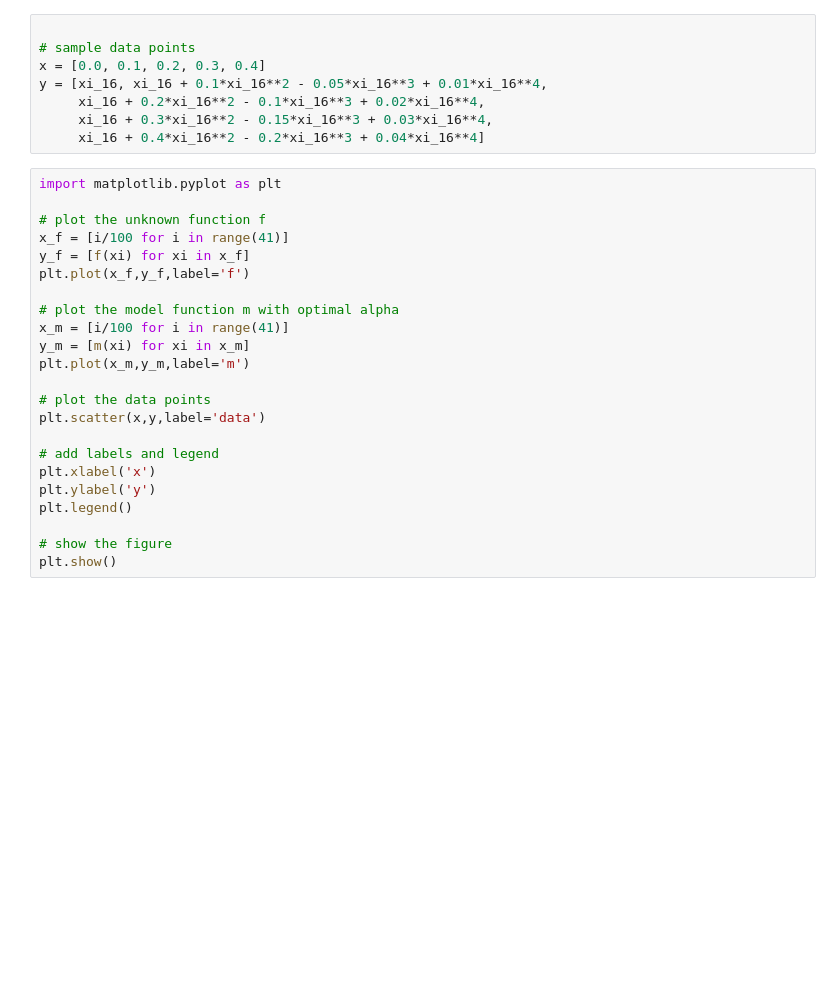
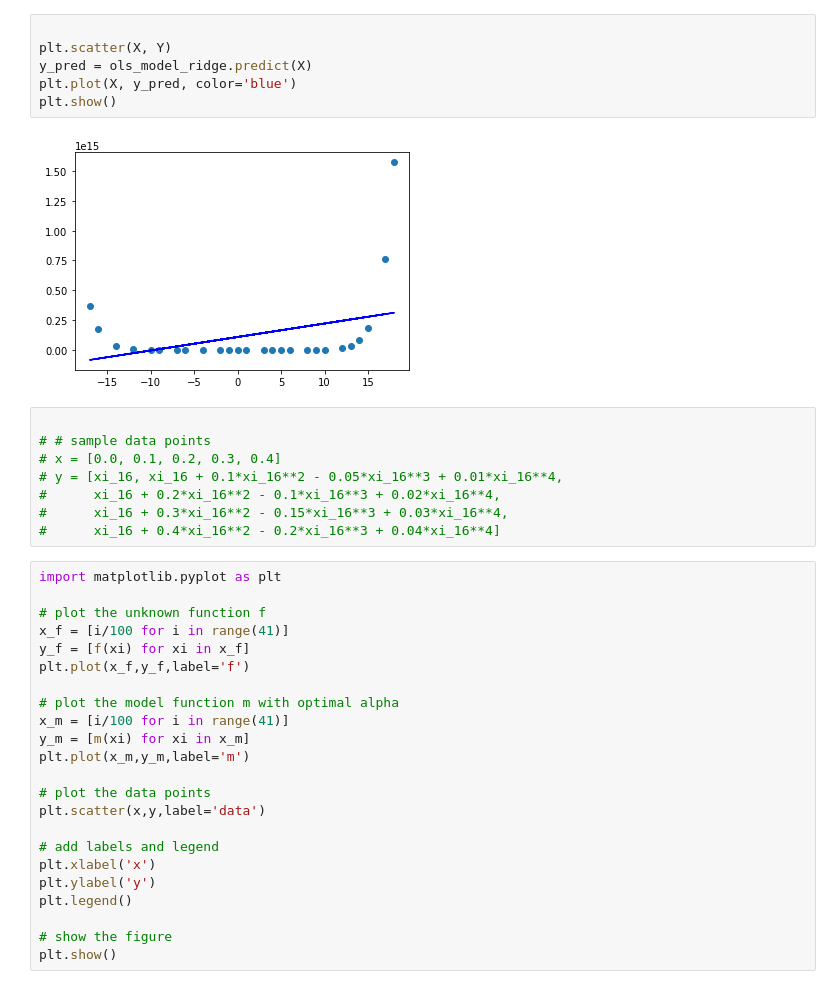
Before and after one commit to saketthakur001/Data-analysis-tasks, a Jupyter notebook: task_5.ipynb, the cells around one changed output. Drawn from its saved outputs; the diff is of its cells as text; blank space fills up the shorter version.

```diff
--- a/task_5.ipynb
+++ b/task_5.ipynb
@@ -88,11 +115,19 @@ TypeError: unsupported operand type(s) for +: 'int' and 'ellipsis'
+# %%
+
+plt.scatter(X, Y)
+y_pred = ols_model_ridge.predict(X)
+plt.plot(X, y_pred, color='blue')
+plt.show()
+# %% [output]
+[figure, added]
 # %%
 
-# sample data points
-x = [0.0, 0.1, 0.2, 0.3, 0.4]
-y = [xi_16, xi_16 + 0.1*xi_16**2 - 0.05*xi_16**3 + 0.01*xi_16**4,
-     xi_16 + 0.2*xi_16**2 - 0.1*xi_16**3 + 0.02*xi_16**4,
-     xi_16 + 0.3*xi_16**2 - 0.15*xi_16**3 + 0.03*xi_16**4,
-     xi_16 + 0.4*xi_16**2 - 0.2*xi_16**3 + 0.04*xi_16**4]
+# # sample data points
+# x = [0.0, 0.1, 0.2, 0.3, 0.4]
+# y = [xi_16, xi_16 + 0.1*xi_16**2 - 0.05*xi_16**3 + 0.01*xi_16**4,
+#      xi_16 + 0.2*xi_16**2 - 0.1*xi_16**3 + 0.02*xi_16**4,
+#      xi_16 + 0.3*xi_16**2 - 0.15*xi_16**3 + 0.03*xi_16**4,
+#      xi_16 + 0.4*xi_16**2 - 0.2*xi_16**3 + 0.04*xi_16**4]
 # %%
 import matplotlib.pyplot as plt
 
```
Also changed, not shown: parts of 8 cells of this notebook, 1 other file.
